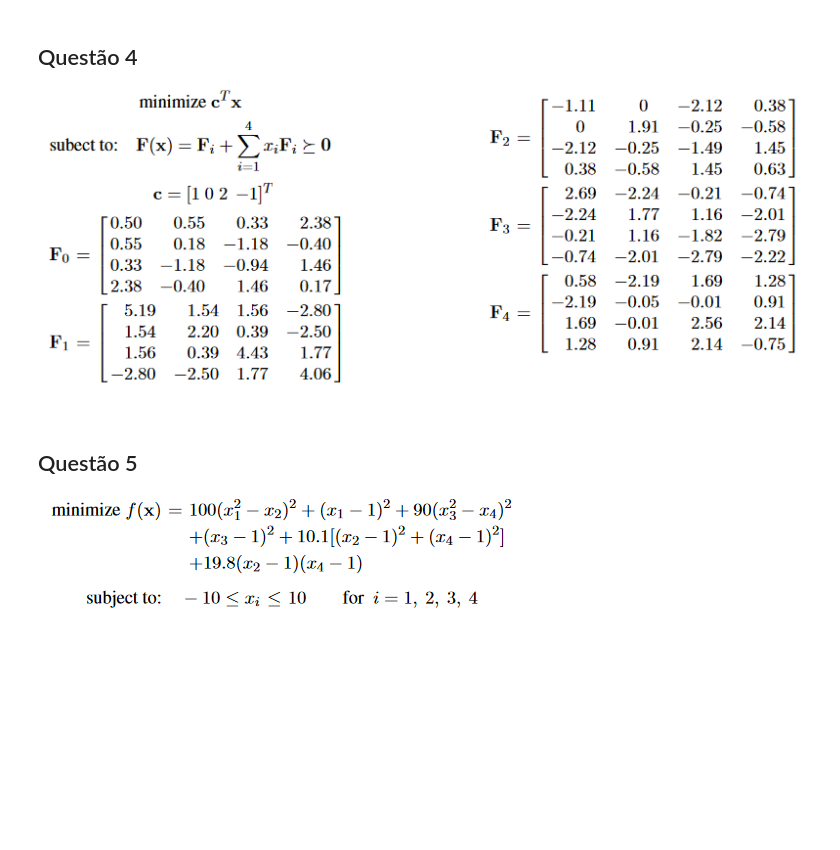
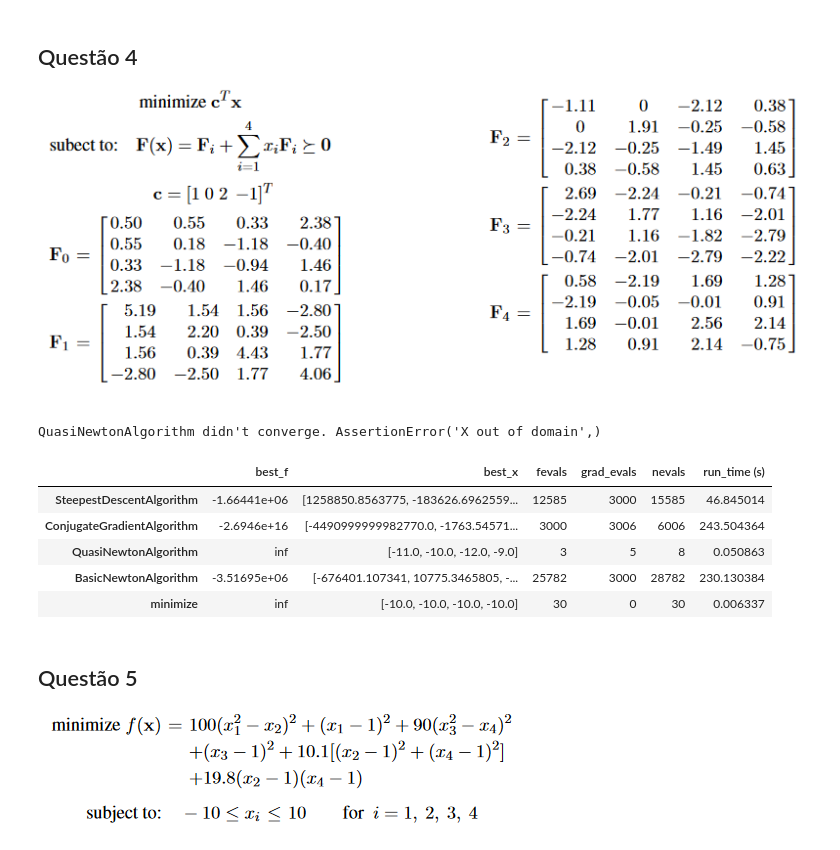
Before and after one commit to crucis/ConvexOptimization, a Jupyter notebook: Exercises/Lista4/Lista4.ipynb, the cells around one changed output. Saved outputs shown, nothing was run; the diff lists cells and outputs as text; code cells hidden in the pictures; blank space fills up the shorter version.

```diff
--- a/Exercises/Lista4/Lista4.ipynb
+++ b/Exercises/Lista4/Lista4.ipynb
@@ -82,6 +141,33 @@ plt.plot(f_obj.all_evals)
 # %% [markdown]
 ## Questão 4
 ![image.png](attachment:image.png)
+# %%
+f_x, iqc = question44()
+find_feasible_f = functionObj(lambda x: np.ones_like(x)@x, iqc=iqc)
+x0 = np.array([-10, -10, -10, -10], dtype=np.float64)
+initial_x = x0
+#initial_x = UnconstrainProblem(find_feasible_f, x0, ConjugateGradientAlgorithm, maxIter=200).find_min()
+#print(initial_x, find_feasible_f.func(initial_x))
+# %%
+solution = run_exercise(f_x, None, iqc,
+             [(SteepestDescentAlgorithm, BacktrackingLineSearch),
+              ConjugateGradientAlgorithm,
+              QuasiNewtonAlgorithm,
+              (BasicNewtonAlgorithm, BacktrackingLineSearch)],
+                        initial_x,
+                        maxIter = 500,
+                       plot_charts=False)
+# %% [output]
+QuasiNewtonAlgorithm didn't converge. AssertionError('X out of domain',)
+# %%
+solution[['best_f', 'best_x', 'fevals', 'grad_evals', 'nevals', 'run_time (s)']]
+# %% [output]
+|  | best_f | best_x | fevals | grad_evals | nevals | run_time (s) |
+| SteepestDescentAlgorithm | -1.66441e+06 | [1258850.8563775, -183626.6962559... | 12585 | 3000 | 15585 | 46.845014 |
+| ConjugateGradientAlgorithm | -2.6946e+16 | [-4490999999982770.0, -1763.54571... | 3000 | 3006 | 6006 | 243.504364 |
+| QuasiNewtonAlgorithm | inf | [-11.0, -10.0, -12.0, -9.0] | 3 | 5 | 8 | 0.050863 |
+| BasicNewtonAlgorithm | -3.51695e+06 | [-676401.107341, 10775.3465805, -... | 25782 | 3000 | 28782 | 230.130384 |
+| minimize | inf | [-10.0, -10.0, -10.0, -10.0] | 30 | 0 | 30 | 0.006337 |
 # %% [markdown]
 ## Questão 5
 ![image.png](attachment:image.png)
```
Also changed, not shown: parts of 14 cells of this notebook.
